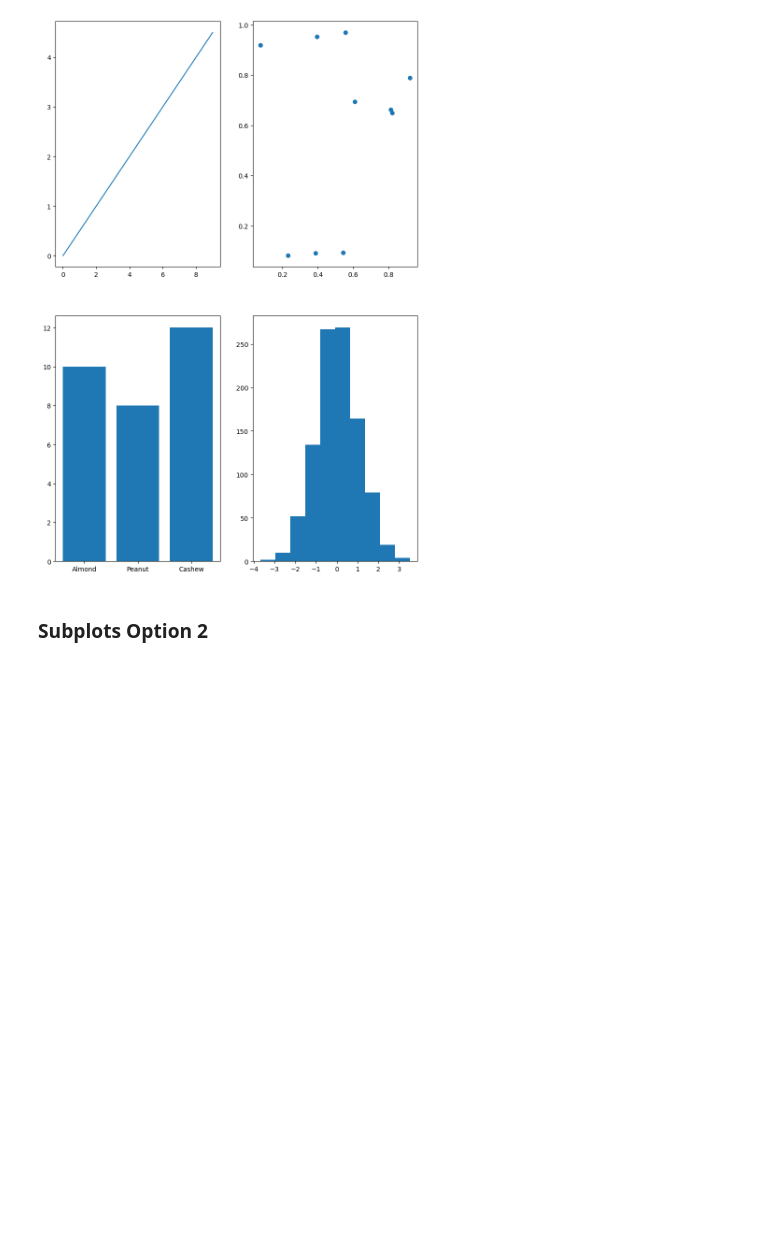
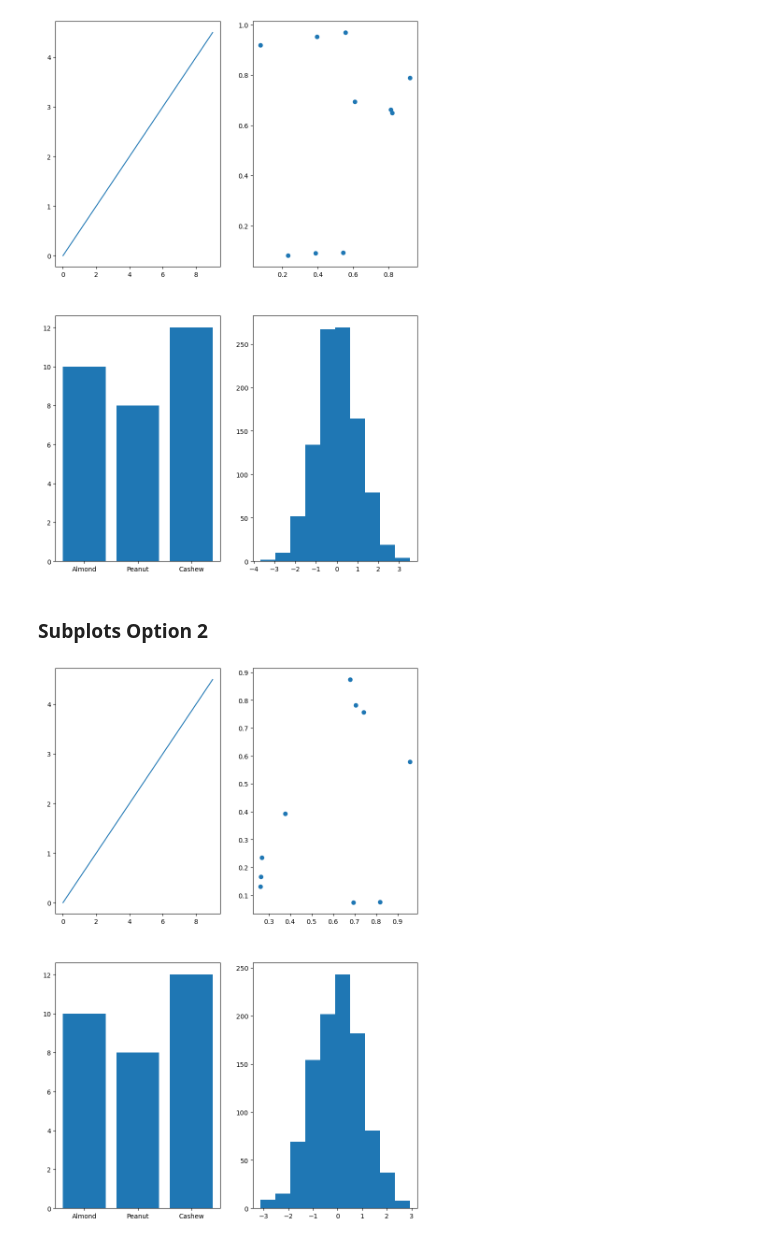
Before and after one commit to DevSen101/ML-Bootcamp, a Jupyter notebook: Matplotlib/Introduction-to-Matplotlib.ipynb, the cells around one changed output. Cells and saved outputs as stored; diff of their text form; code cells hidden in the pictures; blank space fills up the shorter version.

```diff
--- a/Matplotlib/Introduction-to-Matplotlib.ipynb
+++ b/Matplotlib/Introduction-to-Matplotlib.ipynb
@@ -213,5 +213,9 @@ ax4.hist(np.random.randn(1000));
 # %%
 fig, ax = plt.subplots(2,2, figsize=(10,15))
 # Plot to each different index
 ax[0,0].plot(x, x/2);
-ax[0,1].scatter(np.random,random(10), np.random.random(10));
+ax[0,1].scatter(np.random.random(10), np.random.random(10));
+ax[1,0].bar(nut_butter_prices.keys(), nut_butter_prices.values());
+ax[1,1].hist(np.random.randn(1000));
+# %% [output]
+[figure, added]
```
